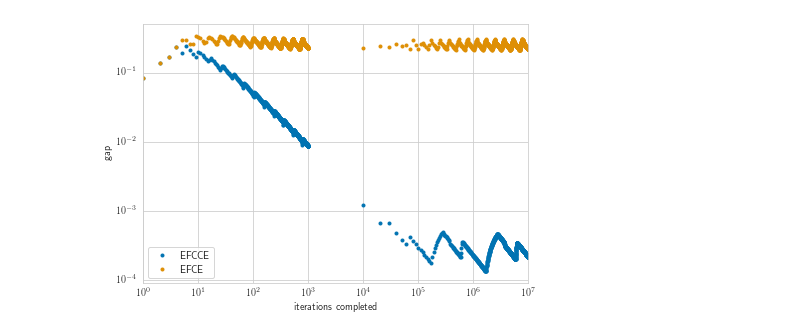
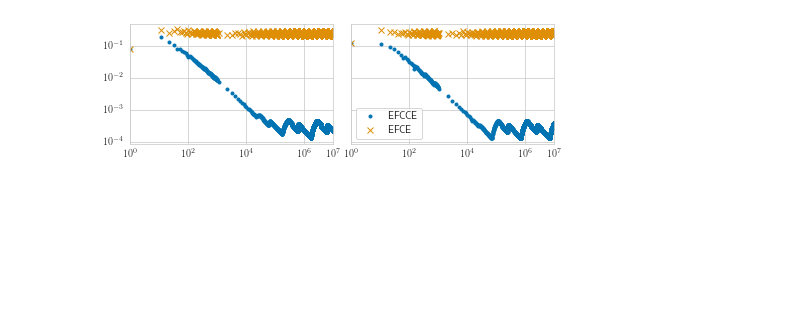
Before and after one commit to dmorrill10/hr_edl_experiments, a Jupyter notebook: cor_gap_data.ipynb, the cells around one changed output. Cells and saved outputs as stored; diff of their text form; code cells hidden in the pictures; blank space fills up the shorter version.

Commit message:
Improve plotting notebook

```diff
--- a/cor_gap_data.ipynb
+++ b/cor_gap_data.ipynb
@@ -30,20 +30,52 @@ data
-# %%
-df = data.query('game_tag == "eshapley" and param == "small" and training_regime == "sim"')
-df.rename(columns={'num_iterations': 'iterations completed', 'efcce_gap': 'EFCCE', 'afcce_gap': 'AFCCE', 'efce_gap': 'EFCE', 'afce_gap': 'AFCE'}, inplace=True)
-df.plot.line(
-    x='iterations completed',
-    y=['EFCCE', 'EFCE'],
-    loglog=True,
-    legend=True,
-    grid=True,
-    ylabel='gap',
-    marker='.',
-    xlim=(1, 1e7),
-    ls='')
-plt.tight_layout(0)
-plt.savefig('results/cor_gap.eshapley.small.sim.pdf')
-# %% [output]
-[figure, removed]
+# %%
+gr = 1.618
+
+df = data.query('game_tag == "eshapley" and param == "small" and training_regime == "sim"')
+x = df.num_iterations.to_numpy()
+
+_, axes = plt.subplots(1, 2, figsize=(4*gr, 2), sharex=True, sharey=True)
+axes[0].plot(
+    x,
+    df.efcce_gap,
+    marker='.',
+    ls='',
+    markevery=10
+)
+axes[0].plot(
+    x,
+    df.efce_gap,
+    marker='x',
+    ls='',
+    markevery=10
+)
+
+df = data.query('game_tag == "eshapley" and param == "small" and training_regime == "alt"')
+x = df.num_iterations.to_numpy()
+axes[1].plot(
+    x,
+    df.efcce_gap,
+    marker='.',
+    ls='',
+    markevery=10
+)
+axes[1].plot(
+    x,
+    df.efce_gap,
+    marker='x',
+    ls='',
+    markevery=10
+)
+
+for ax in axes:
+    ax.set_xlim((1, 1e7))
+    ax.set_xscale('log')
+    ax.set_yscale('log')
+    ax.set_xticks((1, 1e2, 1e4, 1e6, 1e7))
+plt.legend(['EFCCE', 'EFCE'])
+plt.tight_layout(0.4)
+plt.savefig('results/cor_gap.eshapley.small.pdf')
+# %% [output]
+[figure, added]
 # %%
 (data.efcce_gap - data.afcce_gap).abs().sum()
 # %% [output]
```
Also changed, not shown: parts of 6 cells of this notebook.
